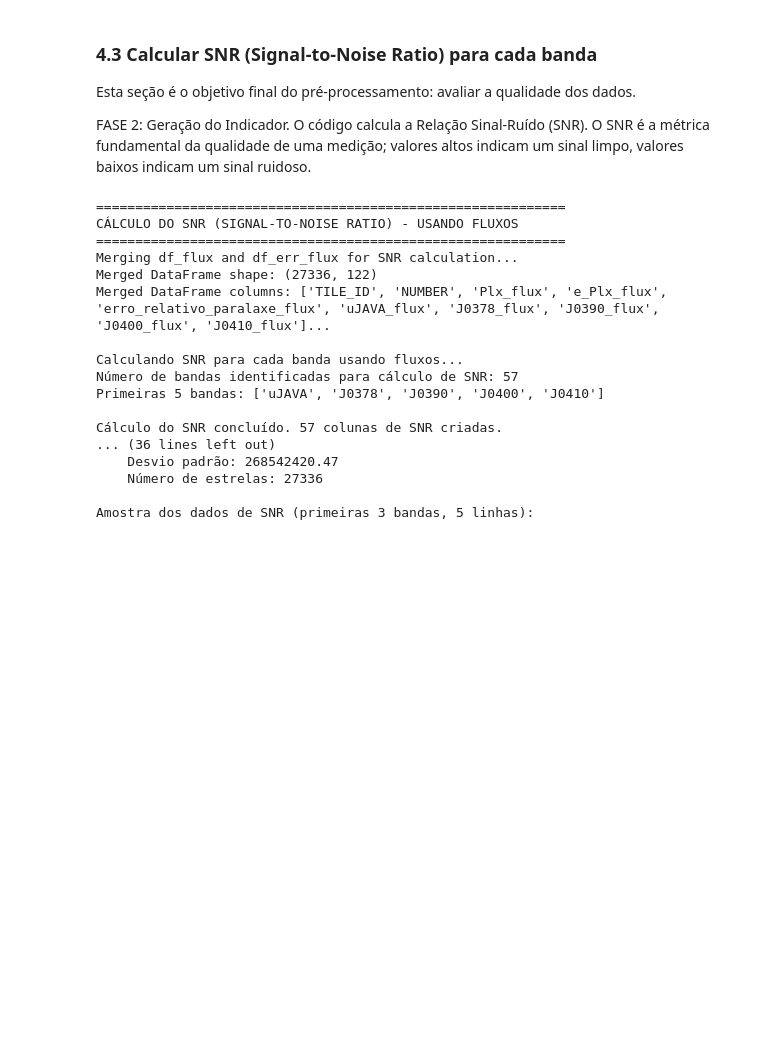
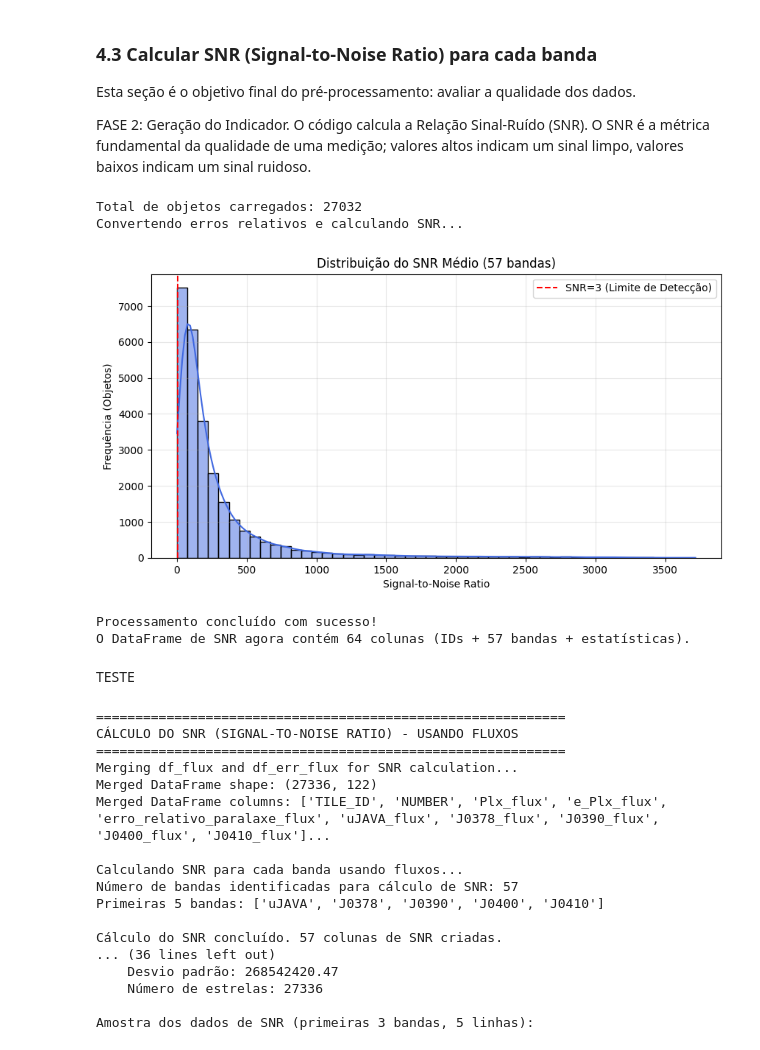
Before and after one commit to HenryLimaa/JPasEDR-Gaia, a Jupyter notebook: Pré_processamento.ipynb, the cells around one changed output. Drawn from its saved outputs; the diff is of its cells as text; code cells hidden in the pictures; blank space fills up the shorter version.

```diff
--- a/Pré_processamento.ipynb
+++ b/Pré_processamento.ipynb
@@ -502,6 +504,84 @@ J0410    0
 Esta seção é o objetivo final do pré-processamento: avaliar a qualidade dos dados.
 
 FASE 2: Geração do Indicador. O código calcula a Relação Sinal-Ruído (SNR). O SNR é a métrica fundamental da qualidade de uma medição; valores altos indicam um sinal limpo, valores baixos indicam um sinal ruidoso.
+# %%
+# 1. Carregamento dos Dados
+path_dir = '/content/drive/MyDrive/Notebook fotometrias/'
+
+# Recarregar df_err_flux a partir do CSV processado.
+# Este DataFrame terá colunas como 'uJAVA', 'J0378', etc., que já são numéricas.
+df_err_flux = pd.read_csv(os.path.join(path_dir, 'df_erro_fluxo_processado.csv'))
+
+print(f"Total de objetos carregados: {len(df_err_flux)}")
+
+# --- INÍCIO DA IMPLEMENTAÇÃO DO SNR ---
+
+# 2. Identificar as colunas que contêm os valores de erro do fluxo
+# Precisamos obter os nomes dos filtros, que estão armazenados na variável 'filter_names' da execução anterior.
+# Para garantir a robustez, recarregaremos df_filters para assegurar que filter_names esteja preenchido corretamente.
+df_filters = pd.read_csv(os.path.join(path_dir, 'filters_names.csv'))
+filter_names = df_filters['name'].tolist()
+
+print("Convertendo erros relativos e calculando SNR...")
+
+# A função original get_snr_matrix não é mais adequada porque
+# 'FLUX_RELERR_APER_COR_3_0' não existe mais em df_err_flux,
+# e os valores de erro já estão divididos em colunas numéricas individuais.
+
+# Seleciona apenas as colunas de filtro de df_err_flux para o cálculo da relação sinal-ruído (SNR)
+error_columns_df = df_err_flux[filter_names]
+
+# Calcular SNR para cada elemento no DataFrame error_columns_df
+# SNR = 1 / Erro_Relativo
+# np.where evita a divisão por zero quando o erro é 0.0
+with np.errstate(divide='ignore', invalid='ignore'):
+    snr_calculated_values = error_columns_df.apply(lambda x: np.where(x > 0, 1.0 / x, 0.0))
+
+# 3. Integração ao DataFrame Principal (Separando por objeto/banda)
+# Crie novos nomes de coluna para os valores de SNR, por exemplo, 'SNR_uJAVA', 'SNR_J0378'
+bandas_snr_names = [f'SNR_{name}' for name in filter_names]
+
+# Cria um novo DataFrame para SNR com nomes de coluna apropriados
+df_snr = pd.DataFrame(snr_calculated_values.values, columns=bandas_snr_names)
+
+# Adiciona os IDs originais (TILE_ID e NUMBER) e outros metadados relevantes de df_err_flux
+df_snr.insert(0, 'TILE_ID', df_err_flux['TILE_ID'].values)
+df_snr.insert(1, 'NUMBER', df_err_flux['NUMBER'].values)
+df_snr['Plx'] = df_err_flux['Plx'].values
+df_snr['e_Plx'] = df_err_flux['e_Plx'].values
+df_snr['erro_relativo_paralaxe'] = df_err_flux['erro_relativo_paralaxe'].values
+
+# --- FIM DA IMPLEMENTAÇÃO DO SNR ---
+
+# 4. Cálculo de Estatísticas de Qualidade (Sugestão para seu dashboard)
+df_snr['SNR_MEDIO'] = df_snr[bandas_snr_names].mean(axis=1)
+df_snr['SNR_MAX'] = df_snr[bandas_snr_names].max(axis=1)
+
+# 5. Visualização de Controle (Dashboard Simples)
+plt.figure(figsize=(10, 5))
+sns.histplot(df_snr['SNR_MEDIO'], bins=50, kde=True, color='royalblue')
+plt.title('Distribuição do SNR Médio (57 bandas)')
+plt.xlabel('Signal-to-Noise Ratio')
+plt.ylabel('Frequência (Objetos)')
+plt.axvline(x=3, color='red', linestyle='--', label='SNR=3 (Limite de Detecção)')
+plt.legend()
+plt.grid(alpha=0.3)
+plt.show()
+
+# 6. Salvando o Processamento Final
+output_file = os.path.join(path_dir, 'DF_PROCESSADO_COM_SNR.csv')
+df_snr.to_csv(output_file, index=False)
+
+print(f"Processamento concluído com sucesso!")
+print(f"O DataFrame de SNR agora contém {df_snr.shape[1]} colunas (IDs + 57 bandas + estatísticas).")
+# %% [output]
+Total de objetos carregados: 27032
+Convertendo erros relativos e calculando SNR...
+[figure, added]
+Processamento concluído com sucesso!
+O DataFrame de SNR agora contém 64 colunas (IDs + 57 bandas + estatísticas).
+# %% [markdown]
+TESTE
 # %%
 print("\n" + "=" * 60)
 print("CÁLCULO DO SNR (SIGNAL-TO-NOISE RATIO) - USANDO FLUXOS")
```
Also changed, not shown: parts of 15 cells of this notebook.
